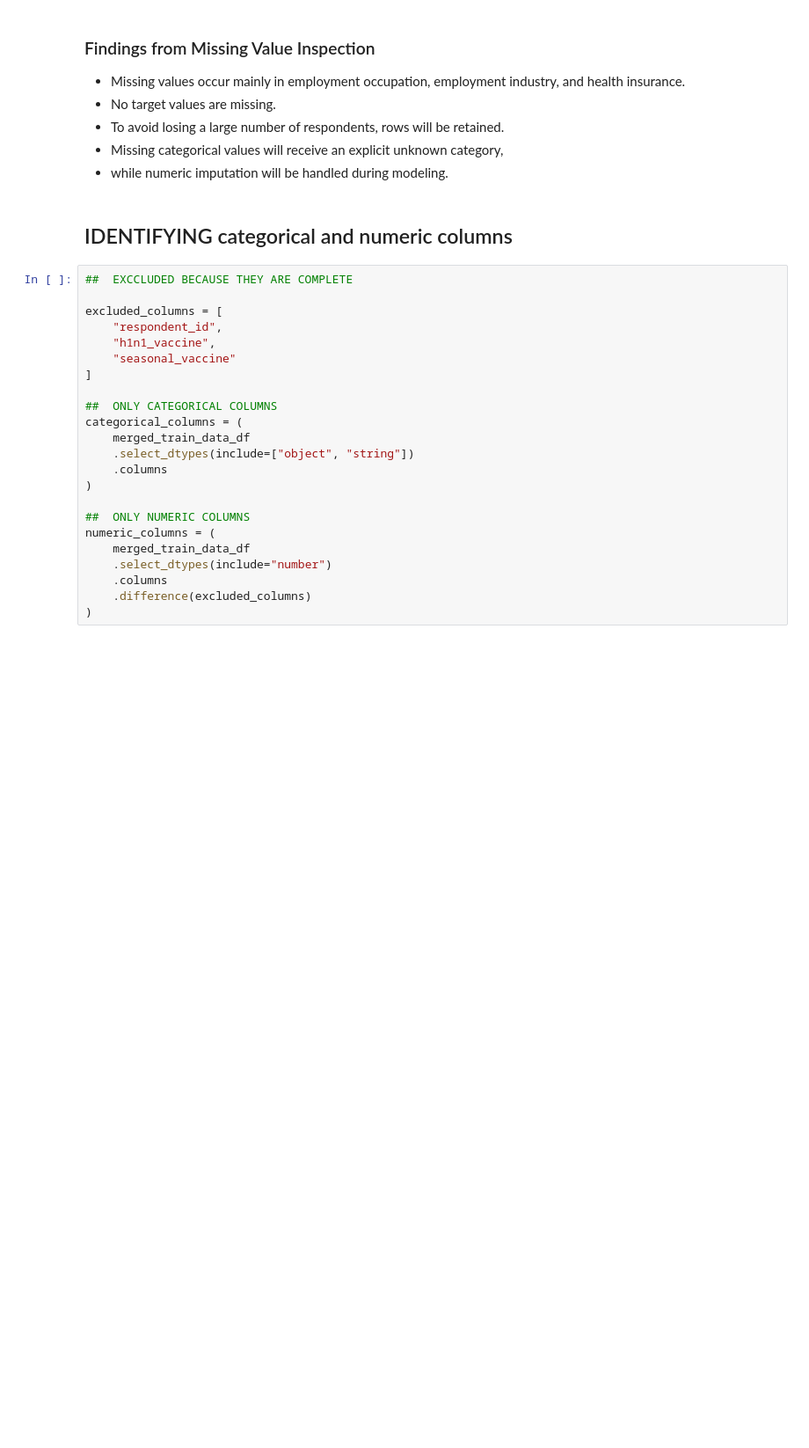
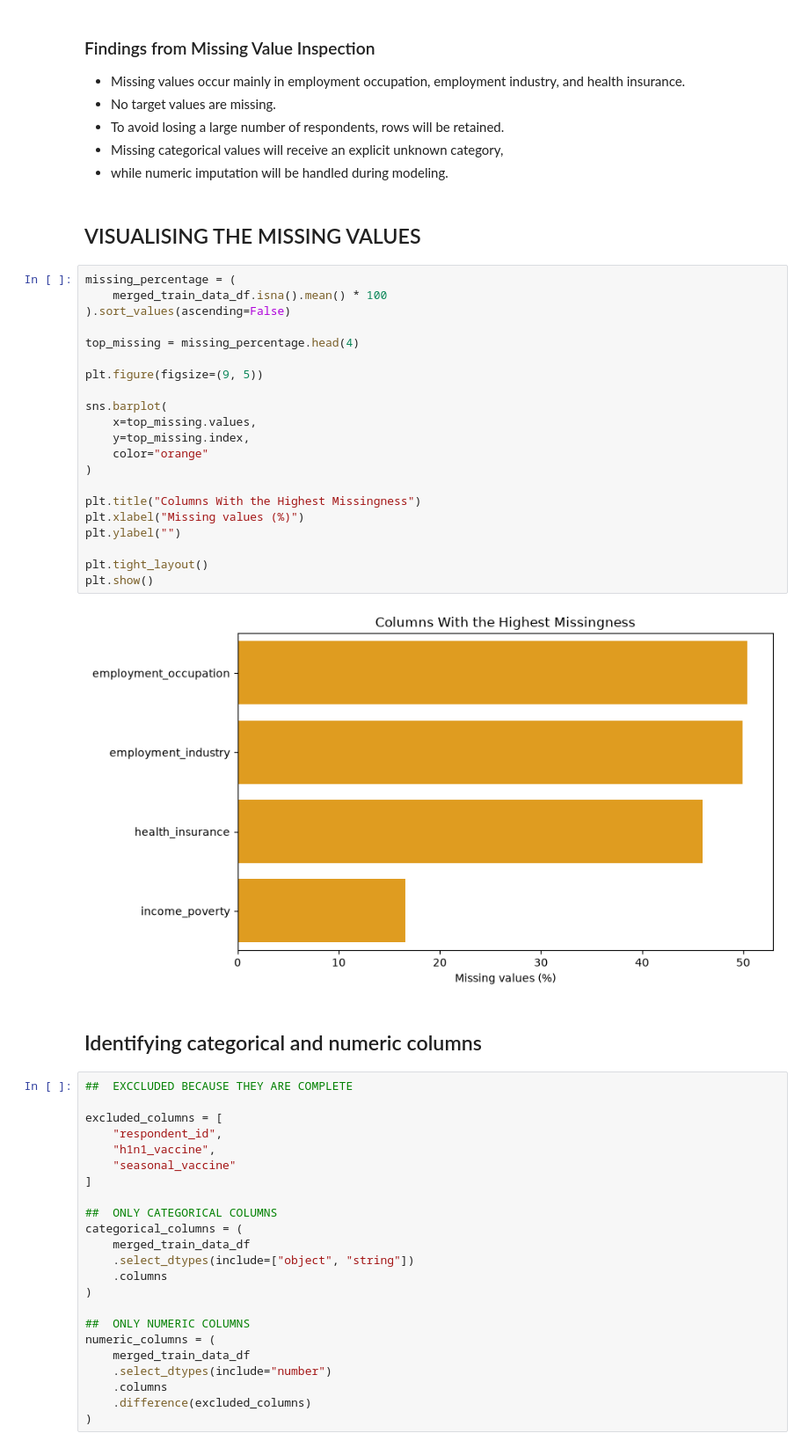
Before and after one commit to Odose-dev/Vaccine_Prediction_Team_5, a Jupyter notebook: notebook/01_eda.ipynb, the cells around one changed output. Shown at 88% size. Drawn from its saved outputs; the diff is of its cells as text; blank space fills up the shorter version.

Commit message:
added visualisations

```diff
--- a/notebook/01_eda.ipynb
+++ b/notebook/01_eda.ipynb
@@ -305,8 +305,33 @@ display(missing_summary)
 - To avoid losing a large number of respondents, rows will be retained.
 - Missing categorical values will receive an explicit unknown category,
 - while numeric imputation will be handled during modeling.
+# %% [markdown]
+## VISUALISING THE MISSING VALUES
+# %%
+missing_percentage = (
+    merged_train_data_df.isna().mean() * 100
+).sort_values(ascending=False)
+
+top_missing = missing_percentage.head(4)
+
+plt.figure(figsize=(9, 5))
+
+sns.barplot(
+    x=top_missing.values,
+    y=top_missing.index,
+    color="orange"
+)
+
+plt.title("Columns With the Highest Missingness")
+plt.xlabel("Missing values (%)")
+plt.ylabel("")
+
+plt.tight_layout()
+plt.show()
+# %% [output]
+[figure, added]
 # %% [markdown]
-## IDENTIFYING categorical and numeric columns
+## Identifying categorical and numeric columns
 # %%
 ##  EXCCLUDED BECAUSE THEY ARE COMPLETE
 
```
Also changed, not shown: parts of 14 cells of this notebook, 1 other file.
